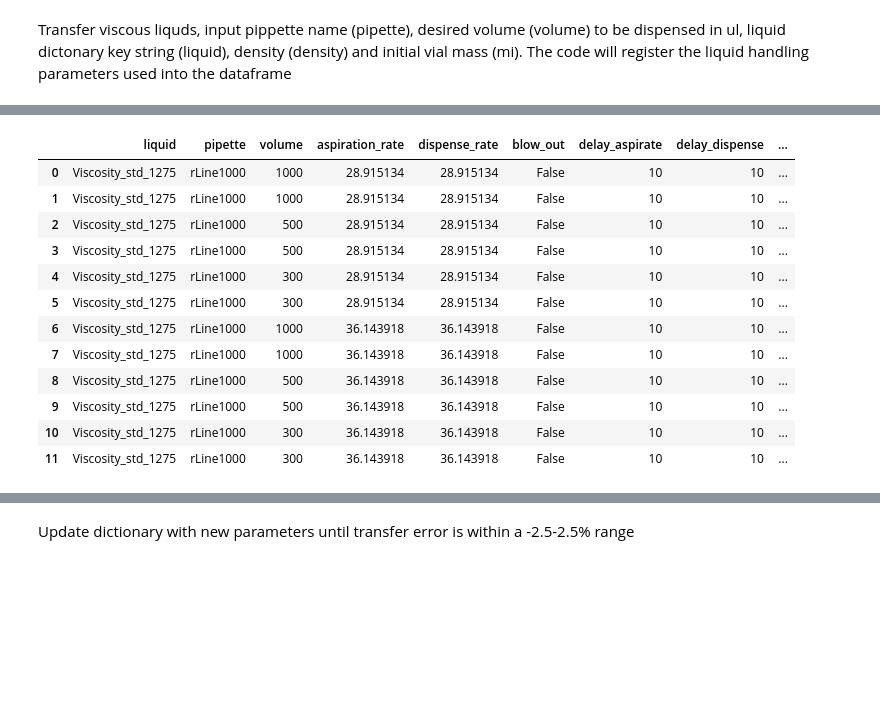
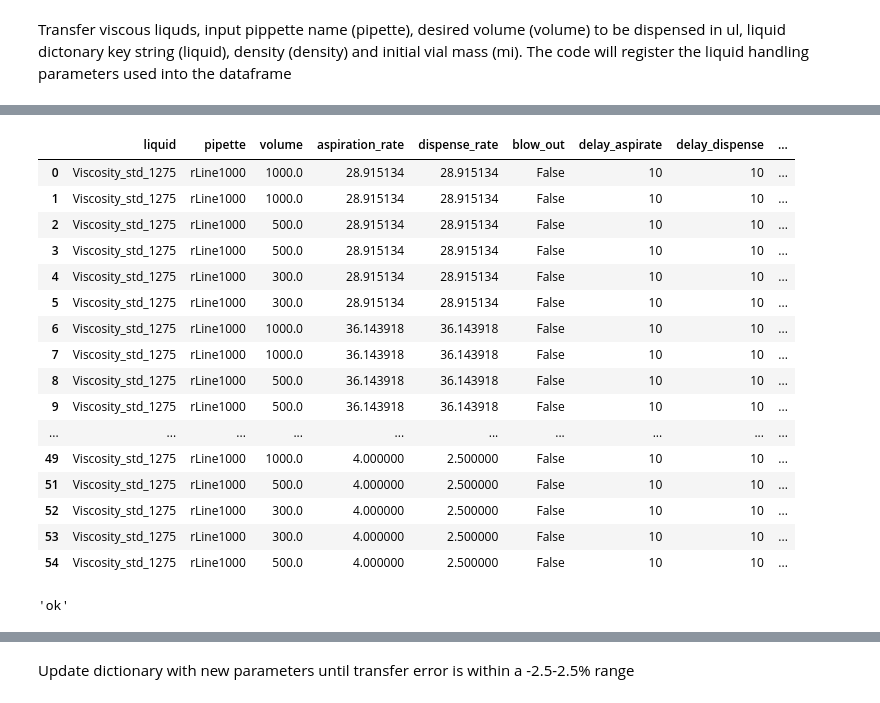
Before and after one commit to Quijanove/viscosity_liquid_transfer_Pablo, a Jupyter notebook: Sartorious_experiments/Code/Test_liquid_transfer_sartorious.ipynb, the cells around one changed output, grey strips where cells are left out. Cells and saved outputs as stored; diff of their text form; code cells hidden in the pictures; blank space fills up the shorter version.

Commit message:
updated line graphs, 1275 results and summary tables and slides

```diff
--- a/Sartorious_experiments/Code/Test_liquid_transfer_sartorious.ipynb
+++ b/Sartorious_experiments/Code/Test_liquid_transfer_sartorious.ipynb
@@ -248,12 +262,14 @@ df = df.astype({'liquid':str,'pipette':str,'blow_out':bool,'Transfer_Observation
 # %%
 #load dataframe if experiment was done halfway previously
 df = pd.read_csv(liquid_name+'.csv')
+# %%
+flow_rate_aspirate = 28.915134
 # %%
 liquids_dict = {
   liquid_name :{
         "rLine1000": {
-            "aspiration_rate": 1.25 * flow_rate_aspirate,
-            "dispense_rate": 1.25 * flow_rate_aspirate,
+            "aspiration_rate": flow_rate_aspirate / 10,
+            "dispense_rate": flow_rate_aspirate / 10,
             "blow_out" : False,
             "delay_aspirate" : 10,
             "delay_dispense" : 10,
@@ -289,6 +302,6 @@ True
 # %%
 #Update target volume for transfer
-volume= 300
+volume= 500
 
 #Check if new tip is required
 pipette.mover.setSpeed(50)
@@ -387,20 +400,24 @@ liquid_level
 # %%
 #Observe error made
-df.tail(20)
+df
 # %% [output]
 |  | liquid | pipette | volume | aspiration_rate | dispense_rate | blow_out | delay_aspirate | delay_dispense | ... |
-| 0 | Viscosity_std_1275 | rLine1000 | 1000 | 28.915134 | 28.915134 | False | 10 | 10 | ... |
-| 1 | Viscosity_std_1275 | rLine1000 | 1000 | 28.915134 | 28.915134 | False | 10 | 10 | ... |
-| 2 | Viscosity_std_1275 | rLine1000 | 500 | 28.915134 | 28.915134 | False | 10 | 10 | ... |
-| 3 | Viscosity_std_1275 | rLine1000 | 500 | 28.915134 | 28.915134 | False | 10 | 10 | ... |
-| 4 | Viscosity_std_1275 | rLine1000 | 300 | 28.915134 | 28.915134 | False | 10 | 10 | ... |
-| 5 | Viscosity_std_1275 | rLine1000 | 300 | 28.915134 | 28.915134 | False | 10 | 10 | ... |
-| 6 | Viscosity_std_1275 | rLine1000 | 1000 | 36.143918 | 36.143918 | False | 10 | 10 | ... |
-| 7 | Viscosity_std_1275 | rLine1000 | 1000 | 36.143918 | 36.143918 | False | 10 | 10 | ... |
-| 8 | Viscosity_std_1275 | rLine1000 | 500 | 36.143918 | 36.143918 | False | 10 | 10 | ... |
-| 9 | Viscosity_std_1275 | rLine1000 | 500 | 36.143918 | 36.143918 | False | 10 | 10 | ... |
-| 10 | Viscosity_std_1275 | rLine1000 | 300 | 36.143918 | 36.143918 | False | 10 | 10 | ... |
-| 11 | Viscosity_std_1275 | rLine1000 | 300 | 36.143918 | 36.143918 | False | 10 | 10 | ... |
+| 0 | Viscosity_std_1275 | rLine1000 | 1000.0 | 28.915134 | 28.915134 | False | 10 | 10 | ... |
+| 1 | Viscosity_std_1275 | rLine1000 | 1000.0 | 28.915134 | 28.915134 | False | 10 | 10 | ... |
+| 2 | Viscosity_std_1275 | rLine1000 | 500.0 | 28.915134 | 28.915134 | False | 10 | 10 | ... |
+| 3 | Viscosity_std_1275 | rLine1000 | 500.0 | 28.915134 | 28.915134 | False | 10 | 10 | ... |
+| 4 | Viscosity_std_1275 | rLine1000 | 300.0 | 28.915134 | 28.915134 | False | 10 | 10 | ... |
+| 5 | Viscosity_std_1275 | rLine1000 | 300.0 | 28.915134 | 28.915134 | False | 10 | 10 | ... |
+| 6 | Viscosity_std_1275 | rLine1000 | 1000.0 | 36.143918 | 36.143918 | False | 10 | 10 | ... |
+| 7 | Viscosity_std_1275 | rLine1000 | 1000.0 | 36.143918 | 36.143918 | False | 10 | 10 | ... |
+| 8 | Viscosity_std_1275 | rLine1000 | 500.0 | 36.143918 | 36.143918 | False | 10 | 10 | ... |
+| 9 | Viscosity_std_1275 | rLine1000 | 500.0 | 36.143918 | 36.143918 | False | 10 | 10 | ... |
+| ... | ... | ... | ... | ... | ... | ... | ... | ... | ... |
+| 49 | Viscosity_std_1275 | rLine1000 | 1000.0 | 4.000000 | 2.500000 | False | 10 | 10 | ... |
+| 51 | Viscosity_std_1275 | rLine1000 | 500.0 | 4.000000 | 2.500000 | False | 10 | 10 | ... |
+| 52 | Viscosity_std_1275 | rLine1000 | 300.0 | 4.000000 | 2.500000 | False | 10 | 10 | ... |
+| 53 | Viscosity_std_1275 | rLine1000 | 300.0 | 4.000000 | 2.500000 | False | 10 | 10 | ... |
+| 54 | Viscosity_std_1275 | rLine1000 | 500.0 | 4.000000 | 2.500000 | False | 10 | 10 | ... |
 # %%
 #Assign category of observation of transfer such as Incomplete Dispense, Incomplete Aspiration,
 #Incomplete Aspiration and Dispense, Complete Transfer.
@@ -410,5 +427,9 @@ df.iloc[-1,-1]= 'No blowout before'
 # %%
 df.to_csv(liquid_name+'.csv', index = False)
+# %%
+pipette.liquid.eject()
+# %% [output]
+'ok'
 # %%
 pipette.ejectTipAt(bin.wells['A1'].top)
 pipette.mover.home()
```
Also changed, not shown: parts of 25 cells of this notebook, 11 other files.
